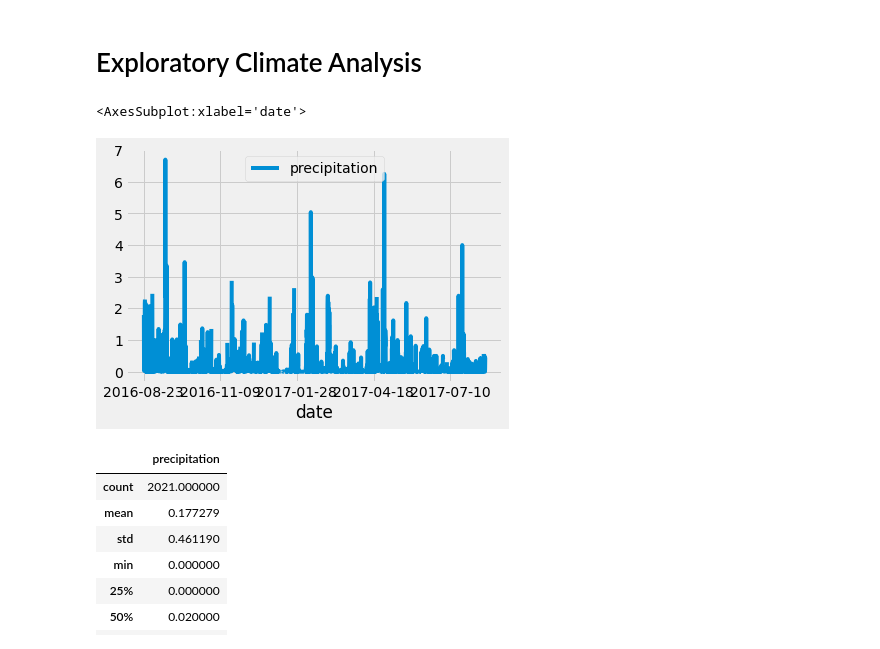
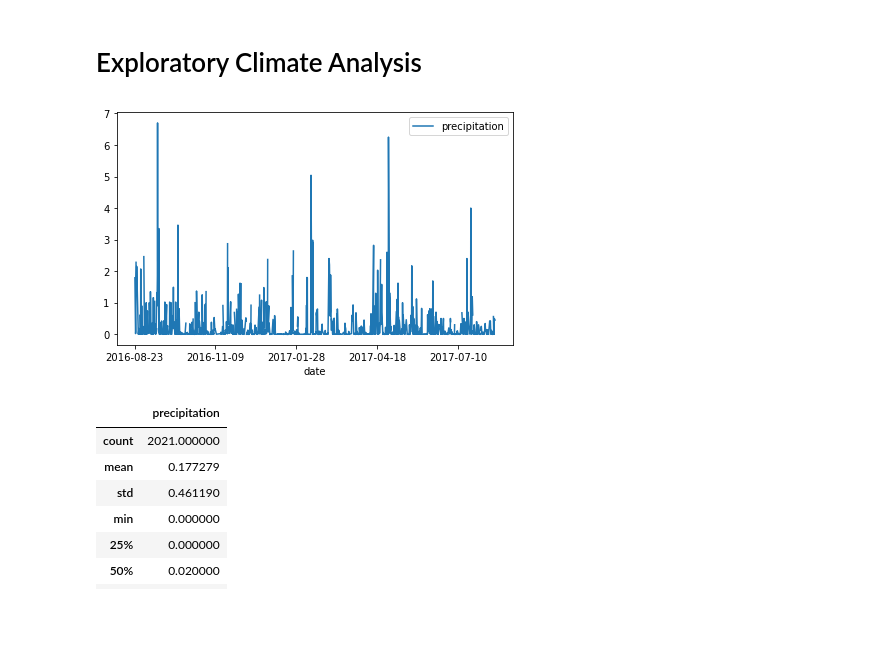
Before and after one commit to danielurdaneta/Surfs_Up, a Jupyter notebook: climate_analysis.ipynb, the cells around one changed output. Cells and saved outputs as stored; diff of their text form; code cells hidden in the pictures; blank space fills up the shorter version.

```diff
--- a/climate_analysis.ipynb
+++ b/climate_analysis.ipynb
@@ -1,7 +1,7 @@
 # %%
 %matplotlib inline
 from matplotlib import style
-style.use('fivethirtyeight')
+style.use('fast')
 import matplotlib.pyplot as plt
 # %%
 import numpy as np
@@ -41,25 +39,26 @@ session = Session(engine)
 # %%
 # Design a query to retrieve the last 12 months of precipitation data and plot the results.
 
 #Starting from the last data point in the database.
 
 # Calculate the date one year from the last date in data set.
 prev_year = dt.date(2017, 8, 23) - dt.timedelta(days=365)
 results = []
 
 # Perform a query to retrieve the data and precipitation scores
 results = session.query(Measurement.date, Measurement.prcp).filter(Measurement.date >= prev_year).all()
 
 # Save the query results as a Pandas DataFrame and set the index to the date column
 df = pd.DataFrame(results, columns=["date", "precipitation"])
 df.set_index(df['date'], inplace=True)
 # Sort the dataframe by date
 df = df.sort_index()
 # Use Pandas Plotting with Matplotlib to plot the data
+
 df.plot()
+plt.tight_layout()
 # %% [output]
-<AxesSubplot:xlabel='date'>
-[figure, old version]
+[figure, new version]
 # %%
 # Use Pandas to calcualte the summary statistics for the precipitation data
 df.describe()
```
Also changed, not shown: parts of 2 cells of this notebook.
